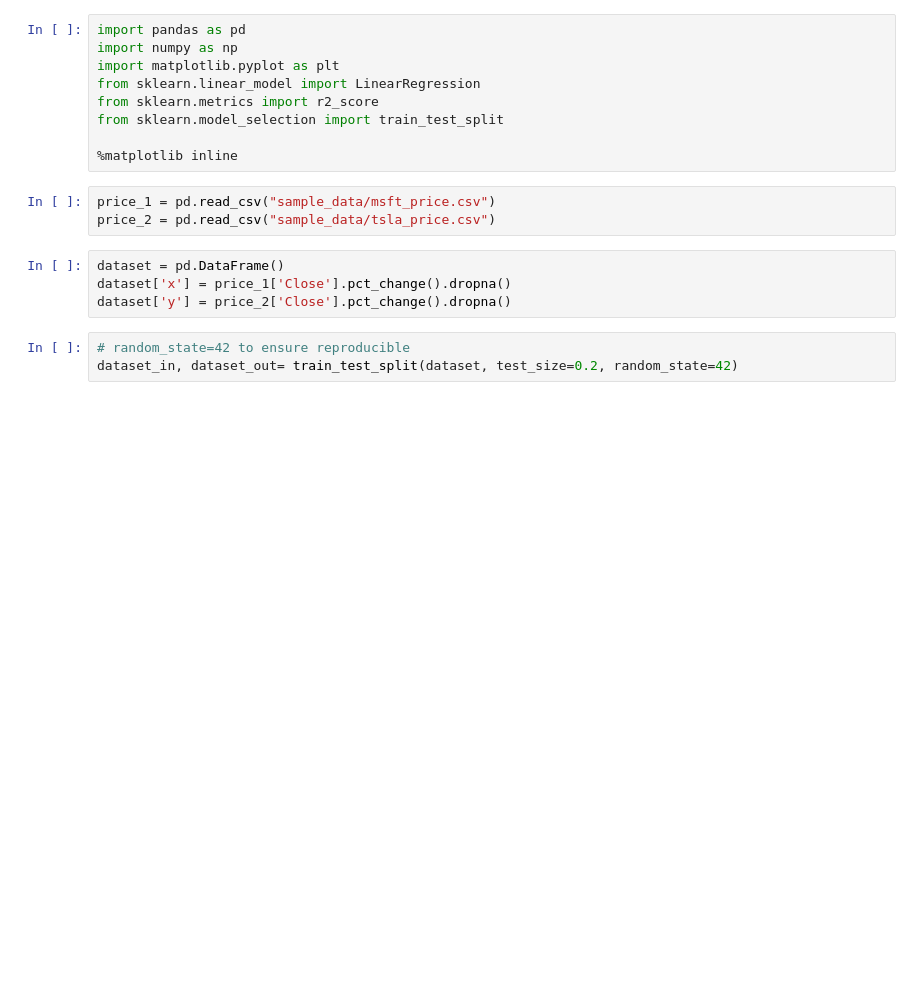
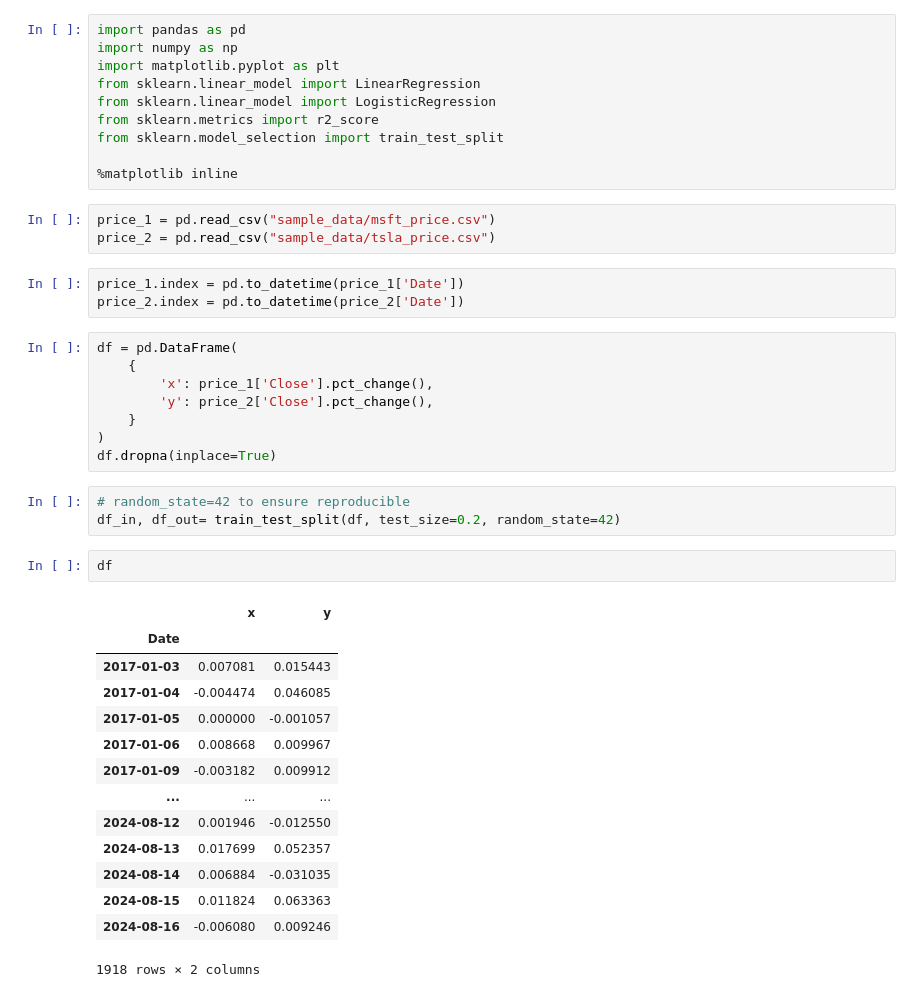
Before and after one commit to cckn93/utils, a Jupyter notebook: notebooks/regression.ipynb, the cells around one changed output. Saved outputs shown, nothing was run; the diff lists cells and outputs as text; blank space fills up the shorter version.

```diff
--- a/notebooks/regression.ipynb
+++ b/notebooks/regression.ipynb
@@ -3,6 +3,7 @@ import pandas as pd
 import numpy as np
 import matplotlib.pyplot as plt
 from sklearn.linear_model import LinearRegression
+from sklearn.linear_model import LogisticRegression
 from sklearn.metrics import r2_score
 from sklearn.model_selection import train_test_split
 
@@ -10,11 +11,35 @@ from sklearn.model_selection import train_test_split
 # %%
 price_1 = pd.read_csv("sample_data/msft_price.csv")
 price_2 = pd.read_csv("sample_data/tsla_price.csv")
+# %%
+price_1.index = pd.to_datetime(price_1['Date'])
+price_2.index = pd.to_datetime(price_2['Date'])
 # %%
-dataset = pd.DataFrame()
-dataset['x'] = price_1['Close'].pct_change().dropna()
-dataset['y'] = price_2['Close'].pct_change().dropna()
+df = pd.DataFrame(
+    {
+        'x': price_1['Close'].pct_change(),
+        'y': price_2['Close'].pct_change(),
+    }
+)
+df.dropna(inplace=True)
 # %%
 # random_state=42 to ensure reproducible
-dataset_in, dataset_out= train_test_split(dataset, test_size=0.2, random_state=42)
+df_in, df_out= train_test_split(df, test_size=0.2, random_state=42)
+# %%
+df
+# %% [output]
+|  | x | y |
+| Date |  |  |
+| 2017-01-03 | 0.007081 | 0.015443 |
+| 2017-01-04 | -0.004474 | 0.046085 |
+| 2017-01-05 | 0.000000 | -0.001057 |
+| 2017-01-06 | 0.008668 | 0.009967 |
+| 2017-01-09 | -0.003182 | 0.009912 |
+| ... | ... | ... |
+| 2024-08-12 | 0.001946 | -0.012550 |
+| 2024-08-13 | 0.017699 | 0.052357 |
+| 2024-08-14 | 0.006884 | -0.031035 |
+| 2024-08-15 | 0.011824 | 0.063363 |
+| 2024-08-16 | -0.006080 | 0.009246 |
+1918 rows × 2 columns
 # %%
```
Also changed, not shown: parts of 4 cells of this notebook.
